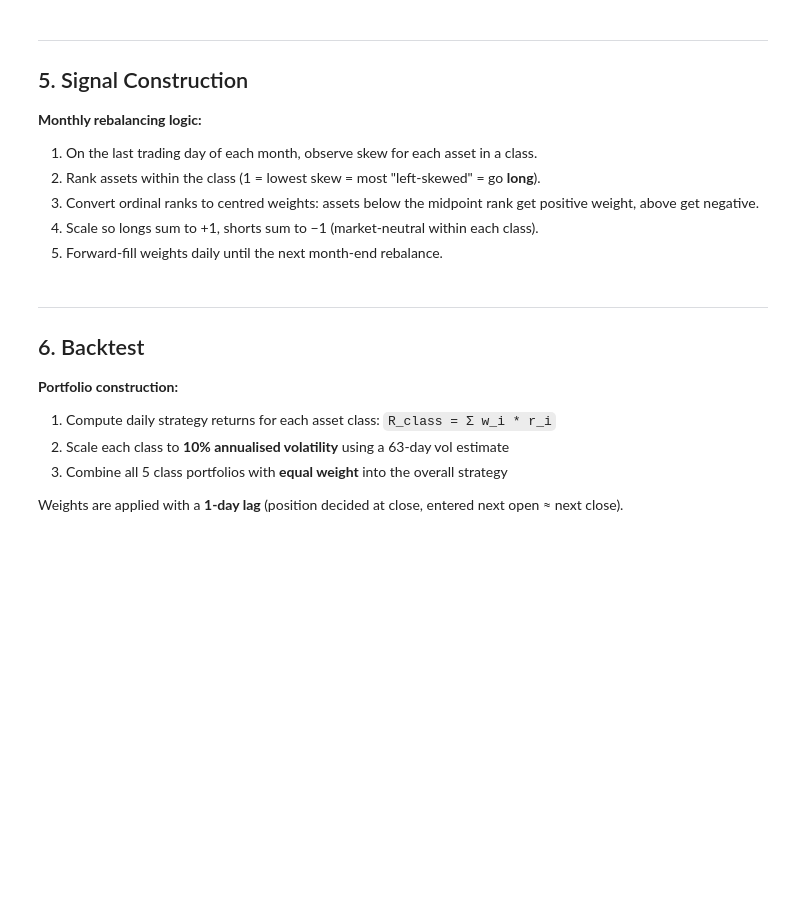
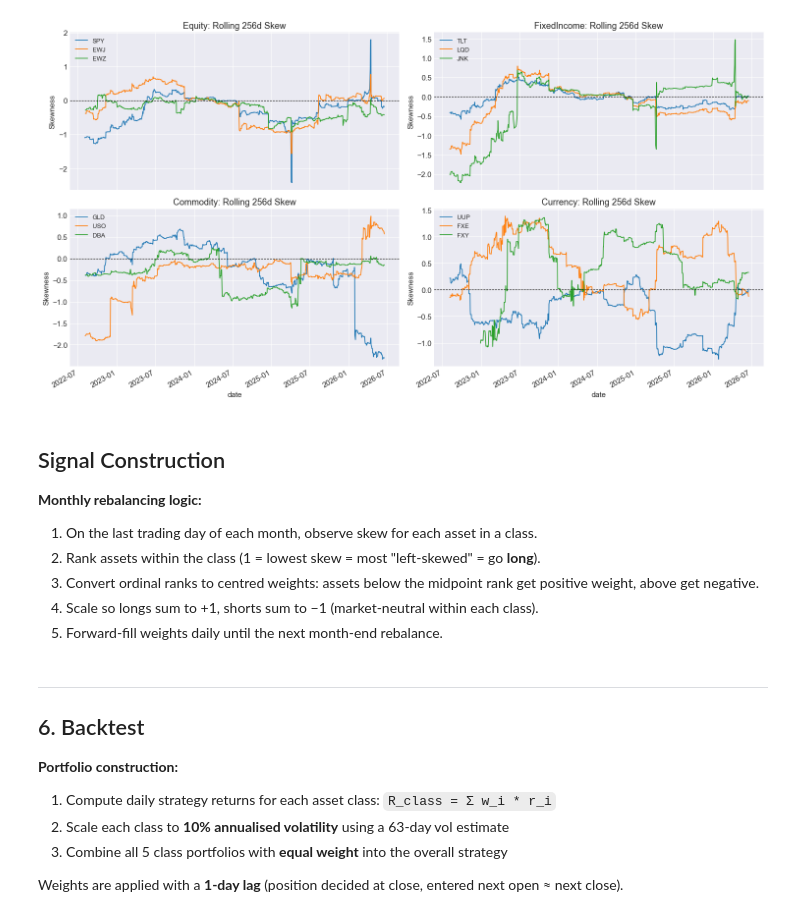
Before and after one commit to samuszabo/Cross-Asset-Skew, a Jupyter notebook: cross_asset_skew.ipynb, the cells around one changed output. Drawn from its saved outputs; the diff is of its cells as text; code cells hidden in the pictures; blank space fills up the shorter version.

```diff
--- a/cross_asset_skew.ipynb
+++ b/cross_asset_skew.ipynb
@@ -239,25 +272,26 @@ skew[['SPY', 'TLT', 'GLD', 'UUP']].describe().round(3)
 # %%
-# ── Visualise skew time series for representative tickers ─────────────────────
+# Visualise skew time series for representative tickers
 fig, axes = plt.subplots(2, 2, figsize=(15, 8), sharex=True)
 examples = [
     ('Equity',     ['SPY', 'EWJ', 'EWZ']),
     ('FixedIncome',['TLT', 'LQD', 'JNK']),
     ('Commodity',  ['GLD', 'USO', 'DBA']),
     ('Currency',   ['UUP', 'FXE', 'FXY']),
 ]
 for ax, (cls, tickers) in zip(axes.flat, examples):
     valid = [t for t in tickers if t in skew.columns]
     skew[valid].plot(ax=ax, lw=1.2)
     ax.axhline(0, color='black', lw=0.8, ls='--')
-    ax.set_title(f'{cls} — Rolling {SKEW_WINDOW}d Skew')
+    ax.set_title(f'{cls}: Rolling {SKEW_WINDOW}d Skew')
     ax.set_ylabel('Skewness')
     ax.legend(fontsize=9)
 plt.tight_layout()
 plt.savefig('skew_timeseries.png', dpi=150, bbox_inches='tight')
 plt.show()
+# %% [output]
+[figure, added]
 # %% [markdown]
----
-## 5. Signal Construction
+## Signal Construction
 
 **Monthly rebalancing logic:**
 1. On the last trading day of each month, observe skew for each asset in a class.
```
Also changed, not shown: parts of 11 cells of this notebook.
